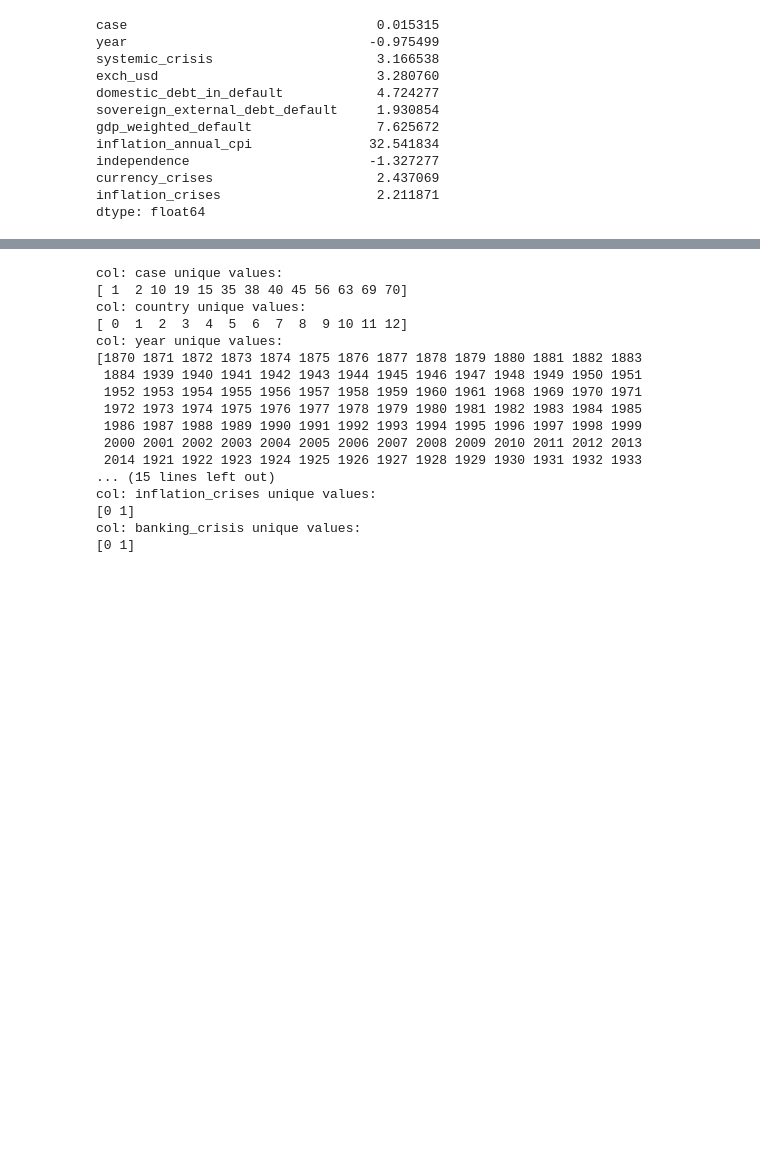
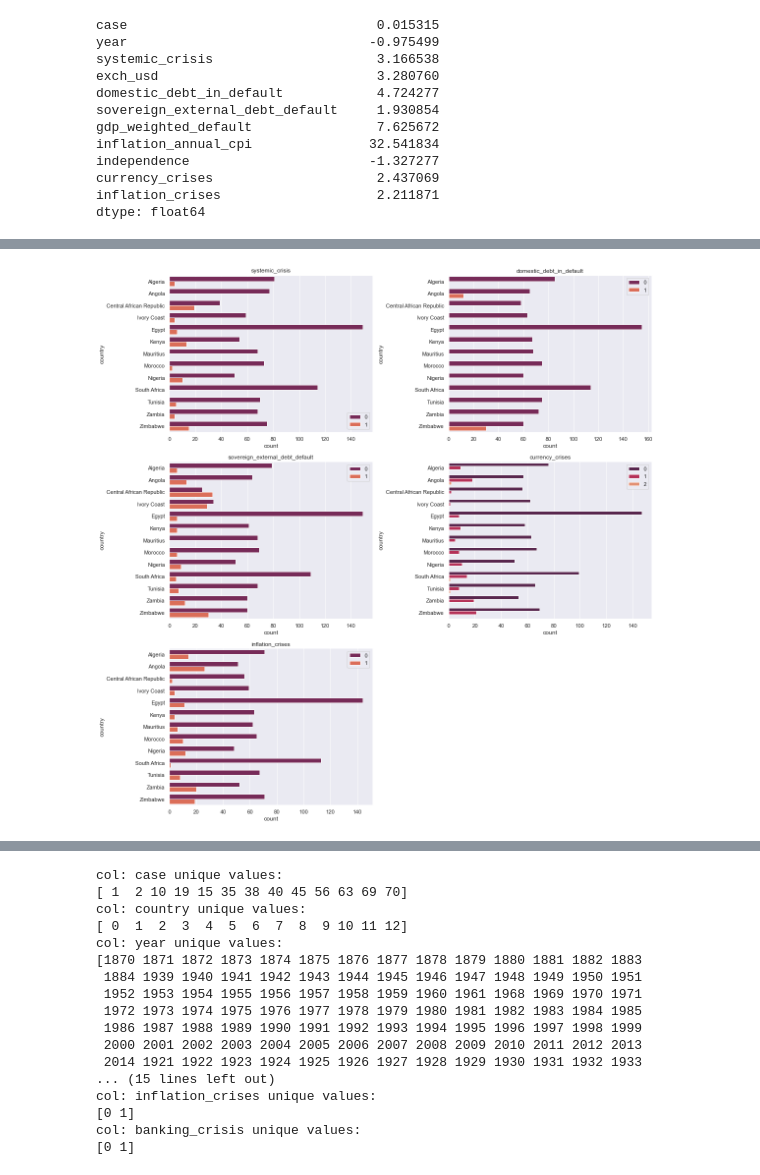
Before and after one commit to prakashr7d/econometrics, a Jupyter notebook: code.ipynb, the cells around one changed output, grey strips where cells are left out. Saved outputs shown, nothing was run; the diff lists cells and outputs as text; code cells hidden in the pictures; blank space fills up the shorter version.

```diff
--- a/code.ipynb
+++ b/code.ipynb
@@ -162,3 +152,19 @@ array([ 1,  2, 10, 15, 19, 35, 38, 40, 45, 56, 63, 69, 70], dtype=int64)
 # %%
 x = data.drop(['banking_crisis'], axis=1)
 y = data['banking_crisis']
+# %%
+import seaborn as sns
+sns.set(style='darkgrid')
+cols=['systemic_crisis','domestic_debt_in_default','sovereign_external_debt_default','currency_crises','inflation_crises']
+plt.figure(figsize=(16,16))
+count=1
+for col in cols:
+    plt.subplot(3,2,count)
+    count+=1
+    sns.countplot(y=x.country,hue=x[col],palette='rocket')
+    plt.legend(loc=0)
+    plt.title(col)
+plt.tight_layout()
+plt.show()
+# %% [output]
+[figure, added]
```
Also changed, not shown: parts of 32 cells of this notebook.
